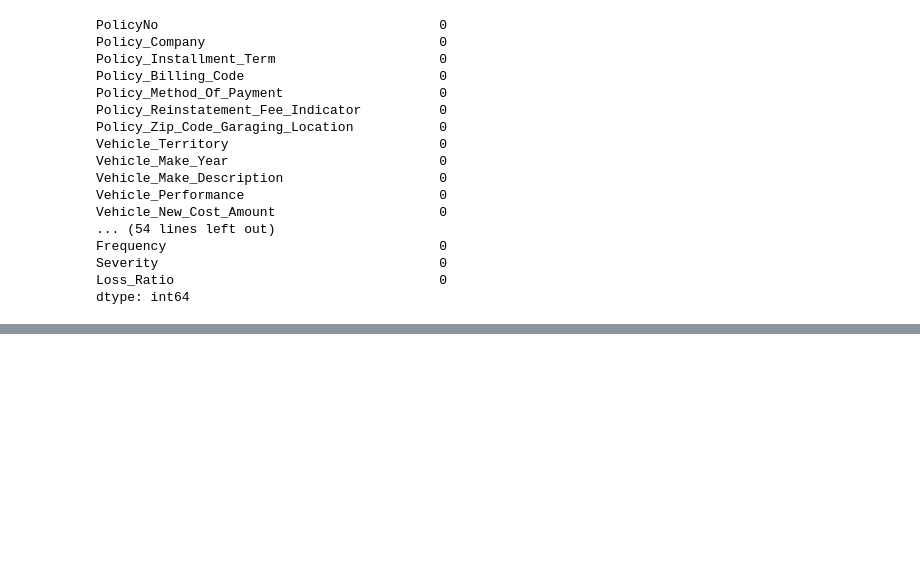
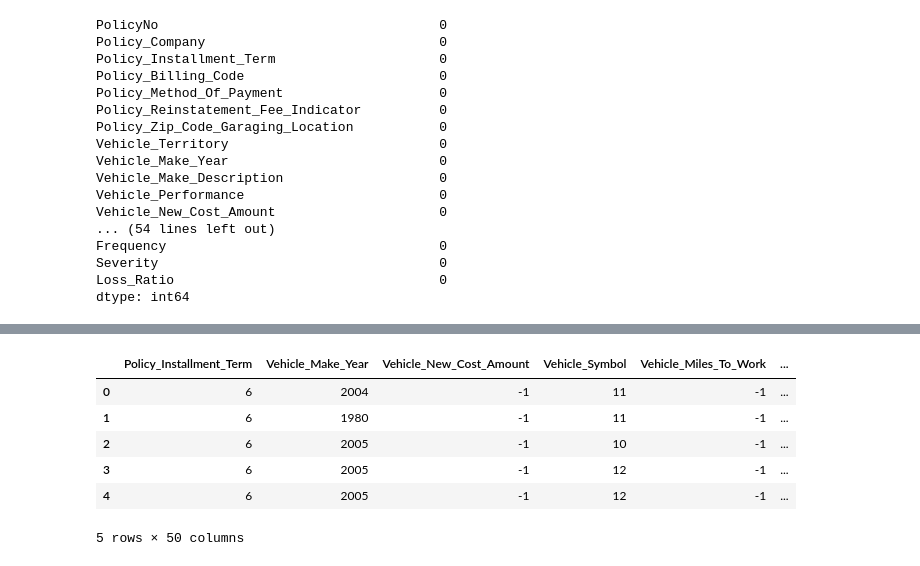
Before and after one commit to manojjanapala/Insuranceproject, a Jupyter notebook: Project_code.ipynb, the cells around one changed output, grey strips where cells are left out. Cells and saved outputs as stored; diff of their text form; code cells hidden in the pictures; blank space fills up the shorter version.

```diff
--- a/Project_code.ipynb
+++ b/Project_code.ipynb
@@ -382,0 +420,26 @@ memory usage: 136.0 MB
+# %%
+df['Vehicle_Med_Pay_Limit'].fillna(df['Vehicle_Med_Pay_Limit'].median(), inplace=True)
+# %%
+df.dropna(subset=['Vehicle_Physical_Damage_Limit'], inplace=True)
+# %%
+categorical_columns = ['Policy_Reinstatement_Fee_Indicator', 'Vehicle_Performance', 'Vehicle_Passive_Restraint',
+                       'Vehicle_Bodily_Injury_Limit',
+                       'Vehicle_Comprehensive_Coverage_Indicator',
+                       'Vehicle_Collision_Coverage_Indicator',
+                       'Vehicle_Youthful_Driver_Indicator',
+                       'Vehicle_Safe_Driver_Discount_Indicator',
+                       'SYS_Renewed',
+                       'SYS_New_Business'
+                      ]
+# %%
+df = pd.get_dummies(df, columns=categorical_columns, prefix_sep="_")
+# %%
+df.head()
+# %% [output]
+|  | Policy_Installment_Term | Vehicle_Make_Year | Vehicle_New_Cost_Amount | Vehicle_Symbol | Vehicle_Miles_To_Work | ... |
+| 0 | 6 | 2004 | -1 | 11 | -1 | ... |
+| 1 | 6 | 1980 | -1 | 11 | -1 | ... |
+| 2 | 6 | 2005 | -1 | 10 | -1 | ... |
+| 3 | 6 | 2005 | -1 | 12 | -1 | ... |
+| 4 | 6 | 2005 | -1 | 12 | -1 | ... |
+5 rows × 50 columns
```
Also changed, not shown: parts of 23 cells of this notebook, 1 other file.
